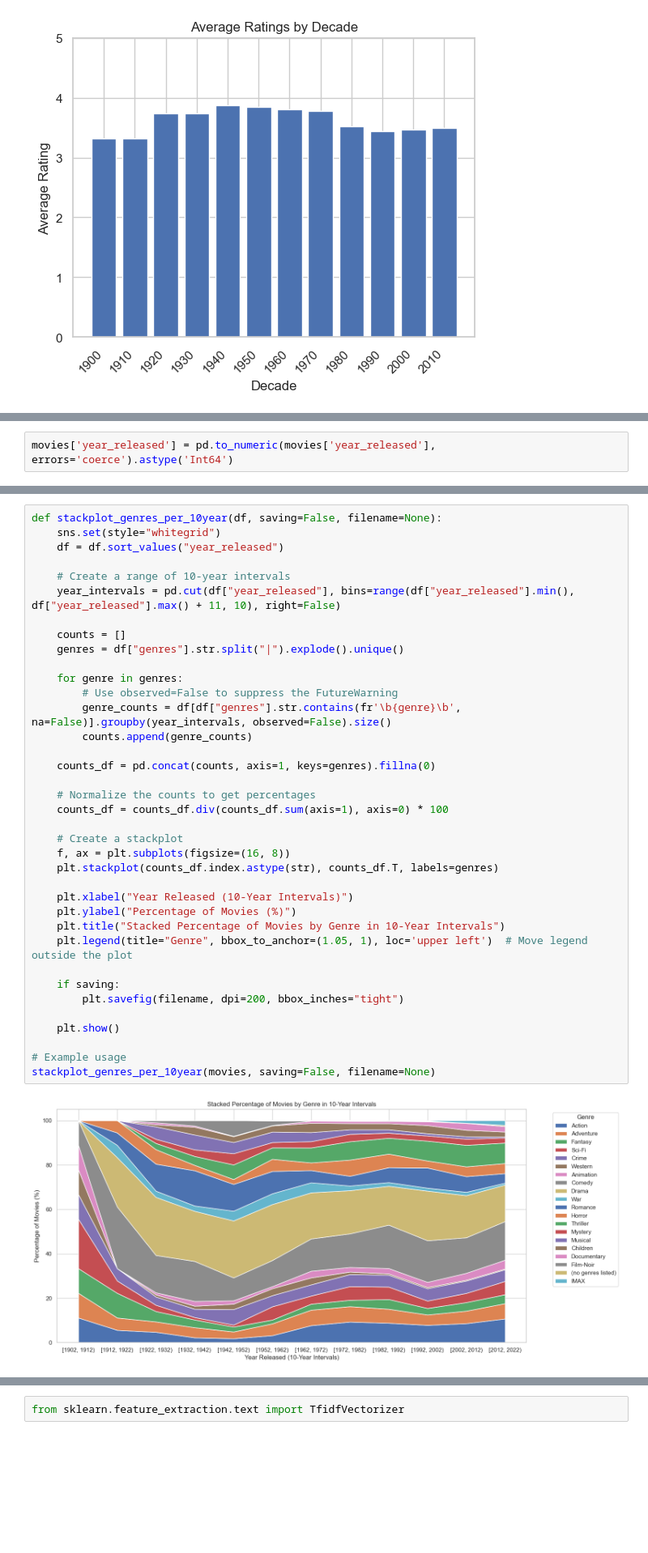
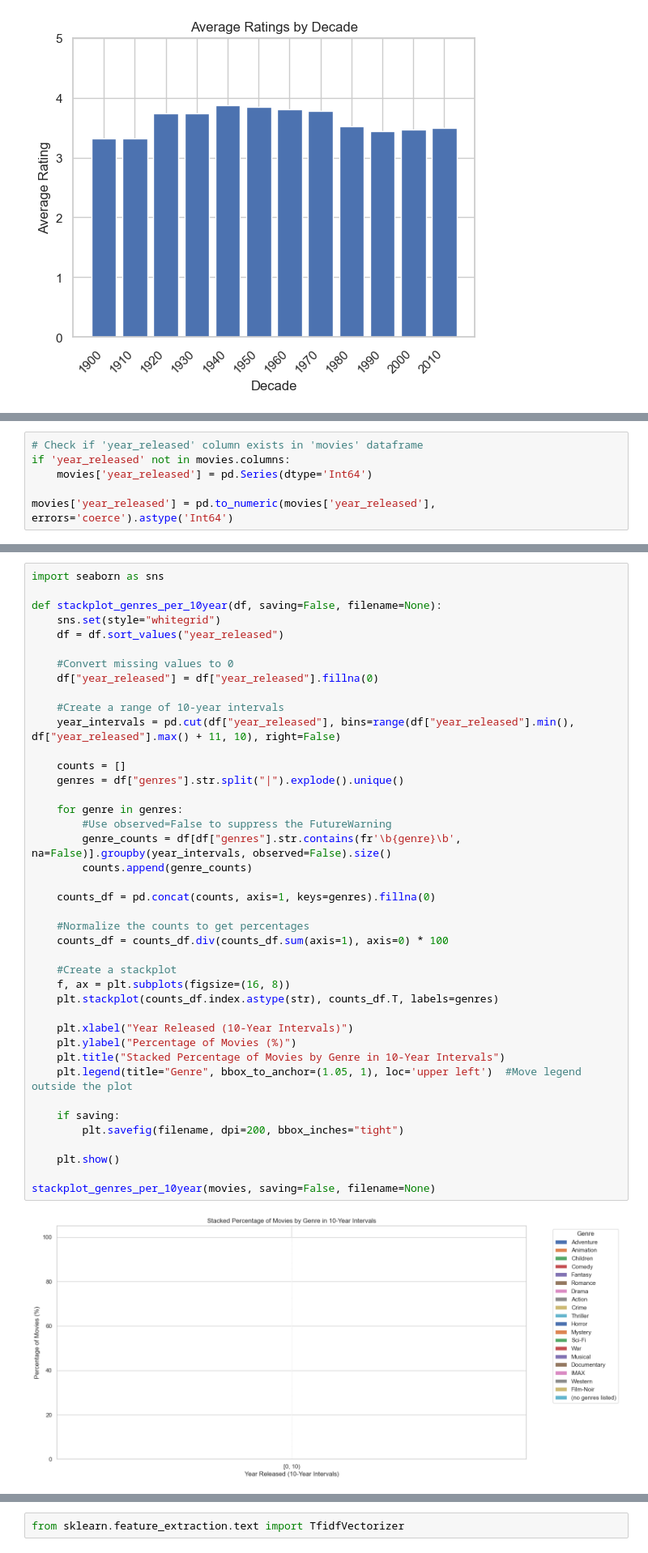
Before and after one commit to Toebzy/Recommendation-System, a Jupyter notebook: Exam/Exam.ipynb, the cells around one changed output, grey strips where cells are left out. Shown: that part at 81% size. Cells and saved outputs as stored; diff of their text form; blank space fills up the shorter version.

```diff
--- a/Exam/Exam.ipynb
+++ b/Exam/Exam.ipynb
@@ -404,4 +404,8 @@ mvrt.head()
 # %%
+# Check if 'year_released' column exists in 'movies' dataframe
+if 'year_released' not in movies.columns:
+    movies['year_released'] = pd.Series(dtype='Int64')
+
 movies['year_released'] = pd.to_numeric(movies['year_released'], errors='coerce').astype('Int64')
 # %%
 movies.dtypes
@@ -414,40 +417,44 @@ score            float64
 dtype: object
 # %%
+import seaborn as sns
+
 def stackplot_genres_per_10year(df, saving=False, filename=None):
     sns.set(style="whitegrid")
     df = df.sort_values("year_released")
 
-    # Create a range of 10-year intervals
+    #Convert missing values to 0
+    df["year_released"] = df["year_released"].fillna(0)
+
+    #Create a range of 10-year intervals
     year_intervals = pd.cut(df["year_released"], bins=range(df["year_released"].min(), df["year_released"].max() + 11, 10), right=False)
 
     counts = []
     genres = df["genres"].str.split("|").explode().unique()
 
     for genre in genres:
-        # Use observed=False to suppress the FutureWarning
+        #Use observed=False to suppress the FutureWarning
         genre_counts = df[df["genres"].str.contains(fr'\b{genre}\b', na=False)].groupby(year_intervals, observed=False).size()
         counts.append(genre_counts)
 
     counts_df = pd.concat(counts, axis=1, keys=genres).fillna(0)
 
-    # Normalize the counts to get percentages
+    #Normalize the counts to get percentages
     counts_df = counts_df.div(counts_df.sum(axis=1), axis=0) * 100
 
-    # Create a stackplot
+    #Create a stackplot
     f, ax = plt.subplots(figsize=(16, 8))
     plt.stackplot(counts_df.index.astype(str), counts_df.T, labels=genres)
 
     plt.xlabel("Year Released (10-Year Intervals)")
     plt.ylabel("Percentage of Movies (%)")
     plt.title("Stacked Percentage of Movies by Genre in 10-Year Intervals")
-    plt.legend(title="Genre", bbox_to_anchor=(1.05, 1), loc='upper left')  # Move legend outside the plot
+    plt.legend(title="Genre", bbox_to_anchor=(1.05, 1), loc='upper left')  #Move legend outside the plot
 
     if saving:
         plt.savefig(filename, dpi=200, bbox_inches="tight")
 
     plt.show()
 
-# Example usage
 stackplot_genres_per_10year(movies, saving=False, filename=None)
 # %% [output]
-[figure, old version]
+[figure, new version]
```
Also changed, not shown: parts of 51 cells of this notebook.
